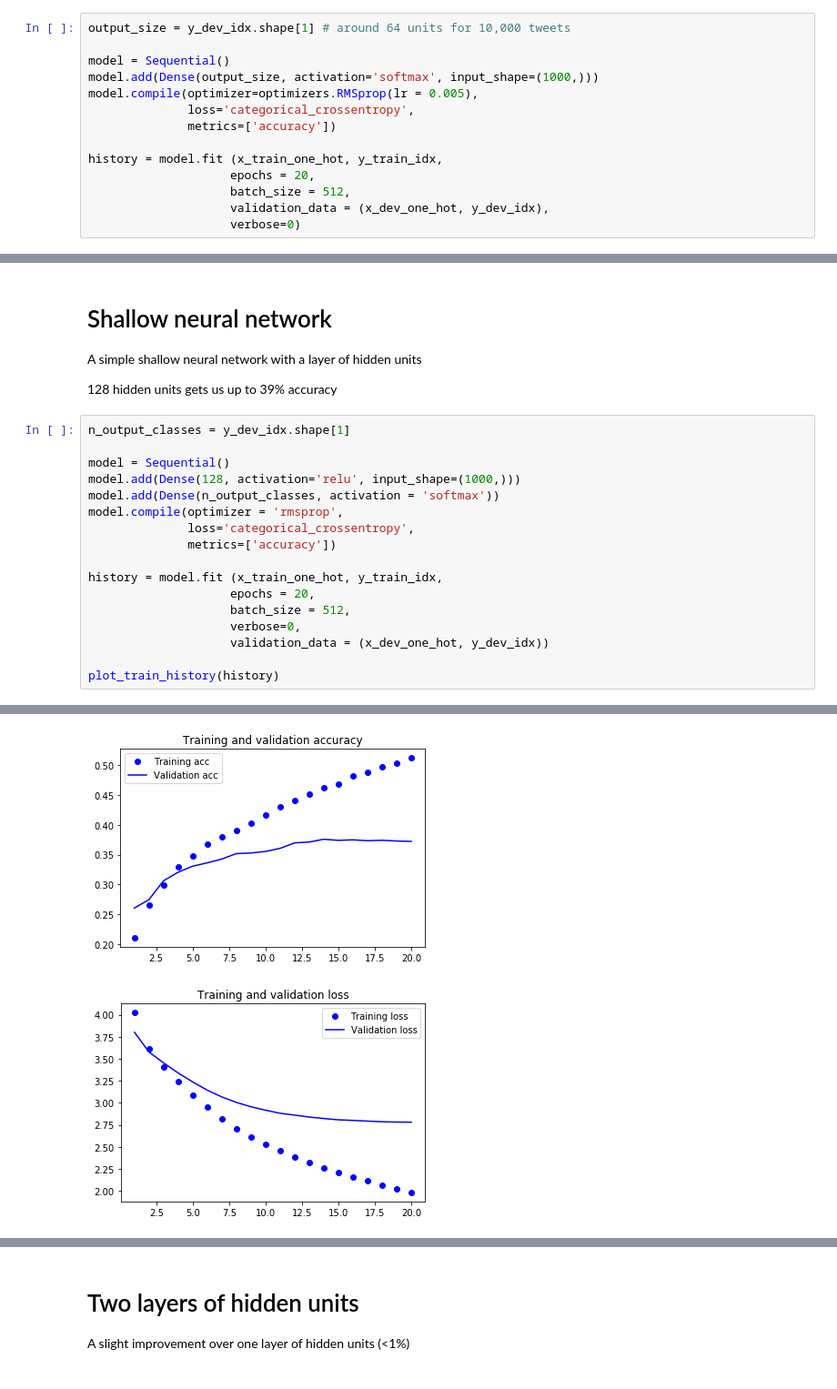
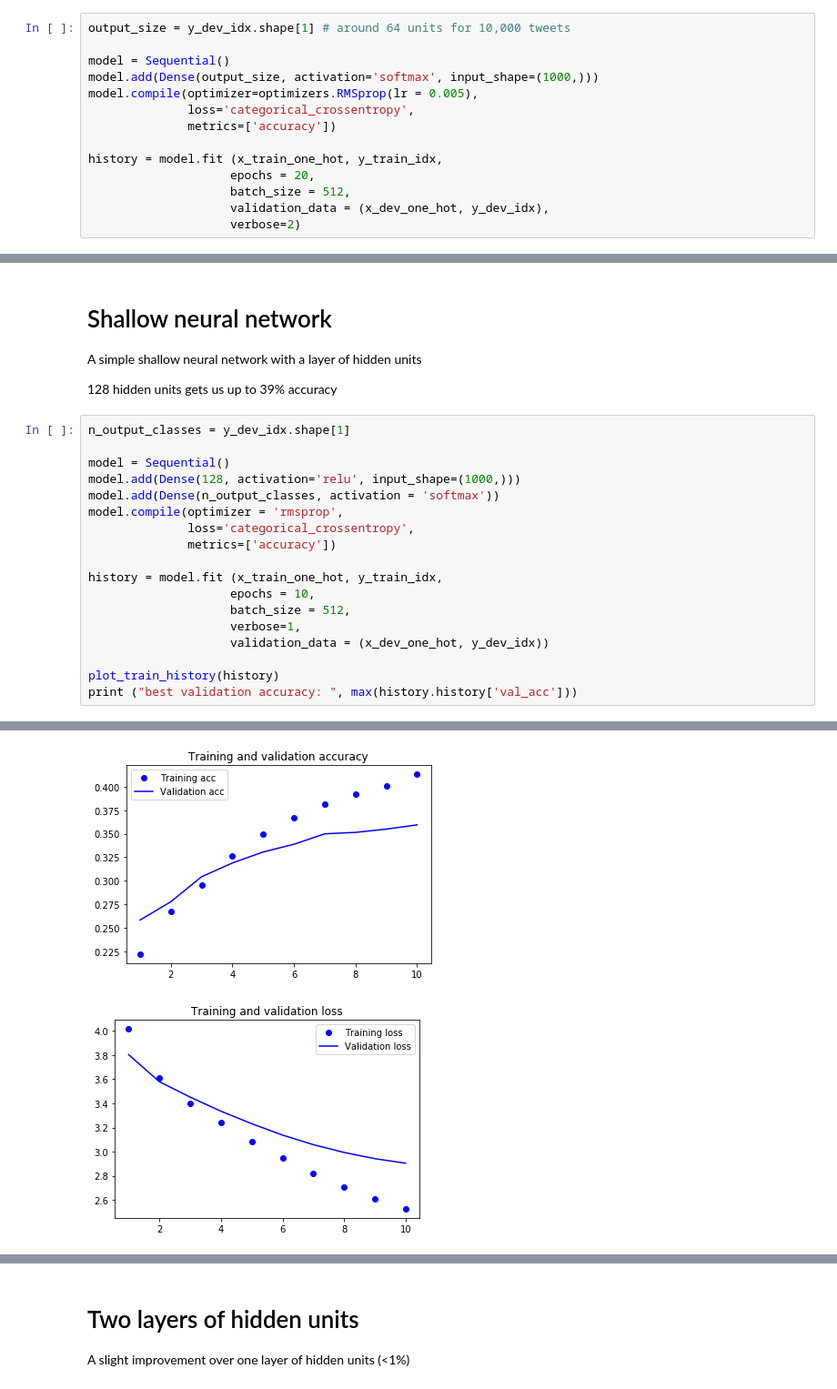
Before and after one commit to nicksexton/emojitranslate, a Jupyter notebook: 1 - emoji predict.ipynb, the cells around one changed output, grey strips where cells are left out. Shown at 91% size. Cells and saved outputs as stored; diff of their text form.

```diff
--- a/1 - emoji predict.ipynb
+++ b/1 - emoji predict.ipynb
@@ -327,4 +284,4 @@ history = model.fit (x_train_one_hot, y_train_idx,
                     epochs = 20,
                     batch_size = 512,
                     validation_data = (x_dev_one_hot, y_dev_idx),
-                    verbose=0)
+                    verbose=2)
@@ -374,10 +351,11 @@ model.compile(optimizer = 'rmsprop',
               metrics=['accuracy'])
 
 history = model.fit (x_train_one_hot, y_train_idx,
-                    epochs = 20,
+                    epochs = 10,
                     batch_size = 512,
-                    verbose=0,
+                    verbose=1,
                     validation_data = (x_dev_one_hot, y_dev_idx))
 
 plot_train_history(history)
+print ("best validation accuracy: ", max(history.history['val_acc']))
 # %% [output]
@@ -384,2 +379,2 @@ plot_train_history(history)
-[figure, old version]
+[figure, new version]
-[figure, old version]
+[figure, new version]
```
Also changed, not shown: parts of 26 cells of this notebook.
